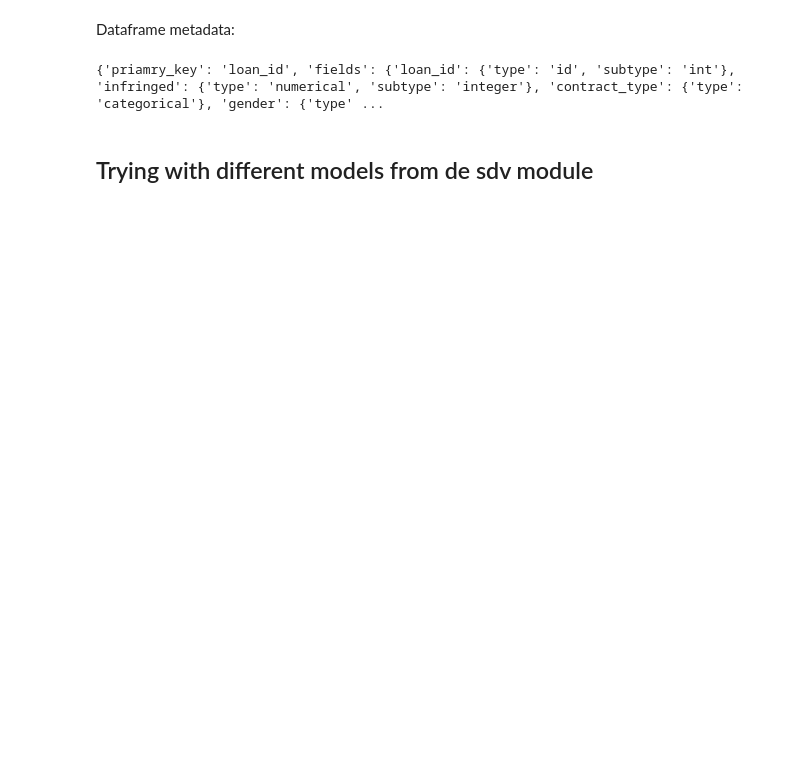
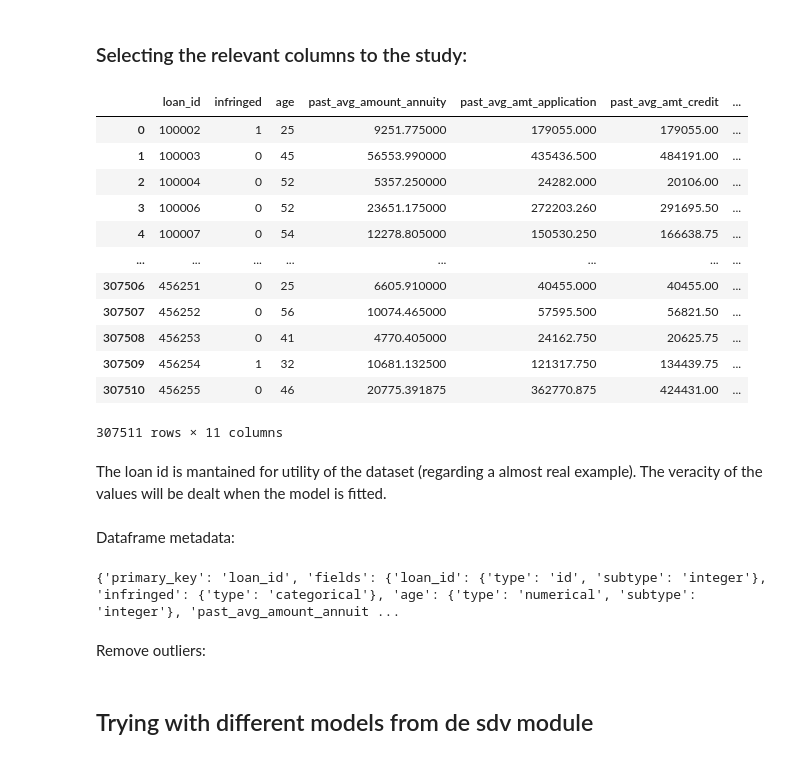
Before and after one commit to eduardofbneves/SP, a Jupyter notebook: PA2/SD_privacy.ipynb, the cells around one changed output. Saved outputs shown, nothing was run; the diff lists cells and outputs as text; code cells hidden in the pictures; blank space fills up the shorter version.

```diff
--- a/PA2/SD_privacy.ipynb
+++ b/PA2/SD_privacy.ipynb
@@ -34,22 +23,59 @@ Name: income_type, Length: 307511, dtype: object
+# %% [markdown]
+### Selecting the relevant columns to the study:
+# %%
+df = df[['loan_id',
+        'infringed',
+        'age',
+        'past_avg_amount_annuity',
+        'past_avg_amt_application',
+        'past_avg_amt_credit',
+        'past_loans_approved',
+        'past_loans_refused',
+        'past_loans_canceled',
+        'past_loans_unused',
+        'past_loans_total'
+]]
+
+array = df.to_numpy()
+df
+# %% [output]
+|  | loan_id | infringed | age | past_avg_amount_annuity | past_avg_amt_application | past_avg_amt_credit | ... |
+| 0 | 100002 | 1 | 25 | 9251.775000 | 179055.000 | 179055.00 | ... |
+| 1 | 100003 | 0 | 45 | 56553.990000 | 435436.500 | 484191.00 | ... |
+| 2 | 100004 | 0 | 52 | 5357.250000 | 24282.000 | 20106.00 | ... |
+| 3 | 100006 | 0 | 52 | 23651.175000 | 272203.260 | 291695.50 | ... |
+| 4 | 100007 | 0 | 54 | 12278.805000 | 150530.250 | 166638.75 | ... |
+| ... | ... | ... | ... | ... | ... | ... | ... |
+| 307506 | 456251 | 0 | 25 | 6605.910000 | 40455.000 | 40455.00 | ... |
+| 307507 | 456252 | 0 | 56 | 10074.465000 | 57595.500 | 56821.50 | ... |
+| 307508 | 456253 | 0 | 41 | 4770.405000 | 24162.750 | 20625.75 | ... |
+| 307509 | 456254 | 1 | 32 | 10681.132500 | 121317.750 | 134439.75 | ... |
+| 307510 | 456255 | 0 | 46 | 20775.391875 | 362770.875 | 424431.00 | ... |
+307511 rows × 11 columns
+# %% [markdown]
+The loan id is mantained for utility of the dataset (regarding a almost real example). The veracity of the values will be dealt when the model is fitted.
 # %% [markdown]
 Dataframe metadata:
 # %%
-type(df.columns)
-
-dict = {}
+dictionary = {}
 it = 0
 for col in df.columns:
-    if type(array[0][it]) == float:
-        dict[col] = {"type": "numerical", "subtype": "float"}
-    elif type(array[0][it]) == int:
-        dict[col] = {"type": "numerical", "subtype": "integer"}
+    if type(array[0][it].item()) == float:
+        dictionary[col] = {"type": "numerical", "subtype": "float"}
+    elif type(array[0][it].item()) == int:
+        dictionary[col] = {"type": "numerical", "subtype": "integer"}
     else:
-        dict[col] = {"type": "categorical"}
+        dictionary[col] = {"type": "categorical"}
     it+=1
 
-dict["loan_id"] = {"type": "id", "subtype": "int"}
-metadata = {"priamry_key": "loan_id", "fields": dict}
+# changing some important fields
+dictionary["loan_id"] = {"type": "id", "subtype": "integer"}
+dictionary["infringed"] = {"type": "categorical"}
+dictionary["age"] = {"type": "numerical", "subtype": "integer"}
+metadata = {"primary_key": "loan_id", "fields": dictionary}
 
 print(metadata)
 # %% [output]
-{'priamry_key': 'loan_id', 'fields': {'loan_id': {'type': 'id', 'subtype': 'int'}, 'infringed': {'type': 'numerical', 'subtype': 'integer'}, 'contract_type': {'type': 'categorical'}, 'gender': {'type' ...
+{'primary_key': 'loan_id', 'fields': {'loan_id': {'type': 'id', 'subtype': 'integer'}, 'infringed': {'type': 'categorical'}, 'age': {'type': 'numerical', 'subtype': 'integer'}, 'past_avg_amount_annuit ...
+# %% [markdown]
+Remove outliers:
```
Also changed, not shown: parts of 36 cells of this notebook, 4 other files.
